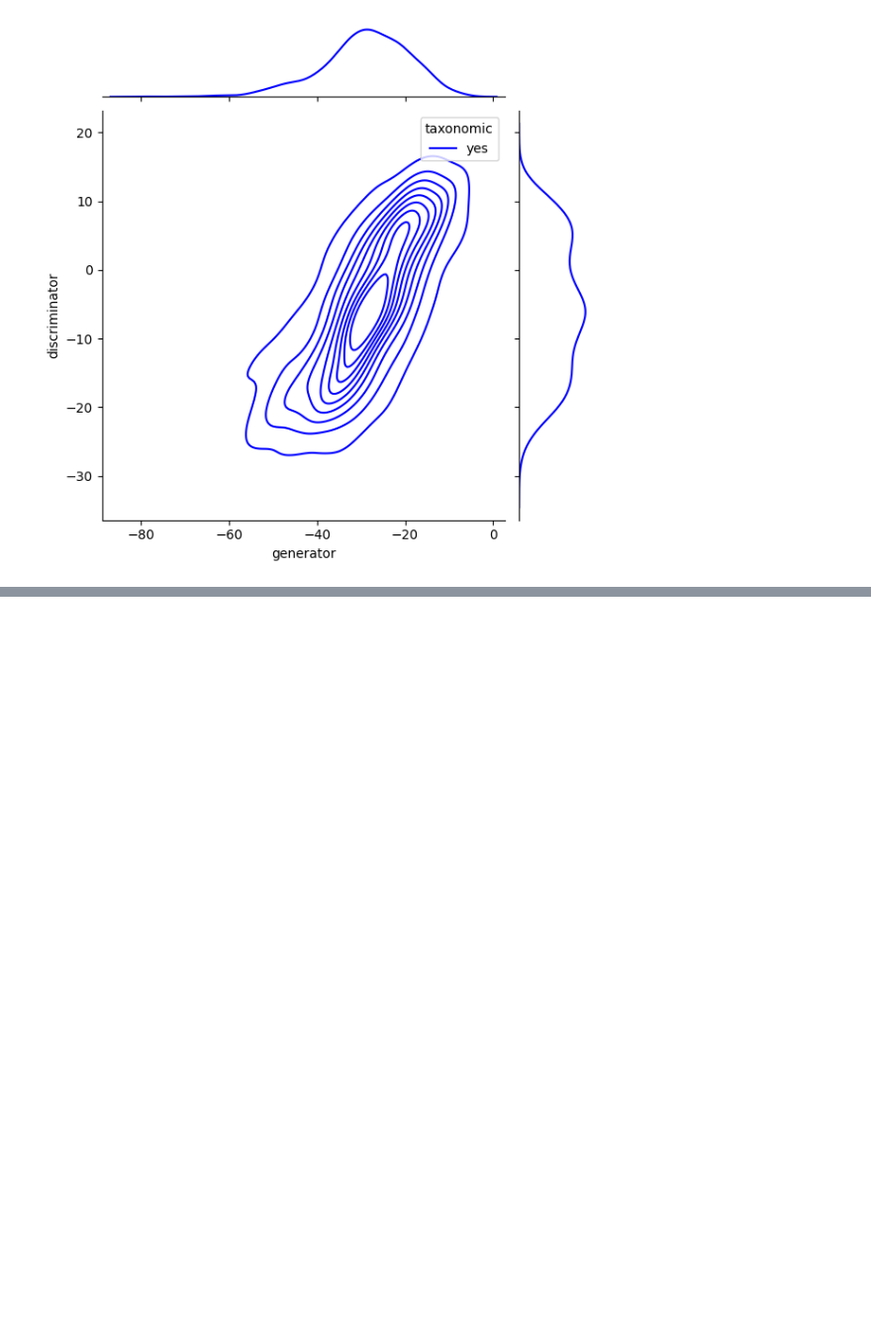
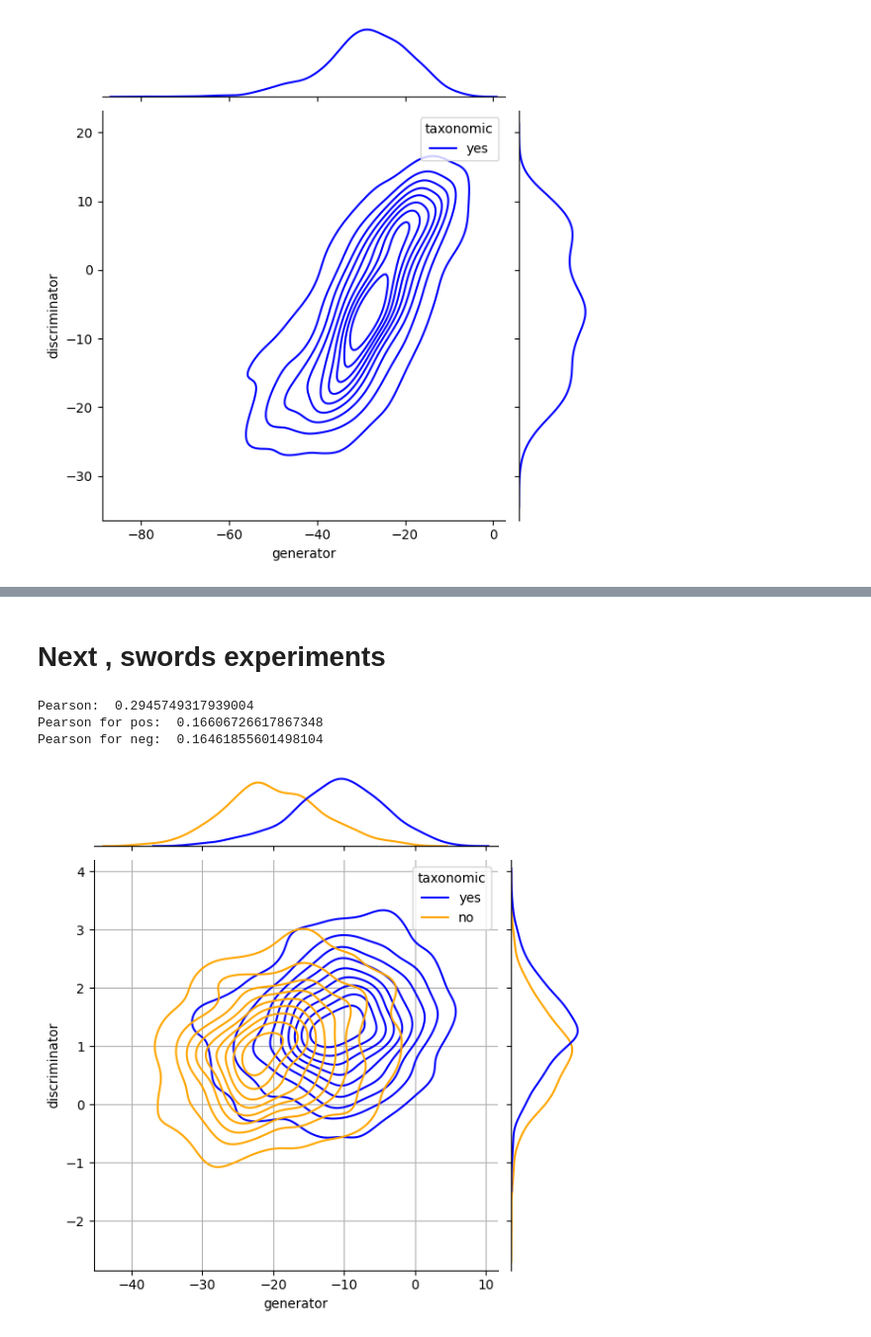
Before and after one commit to juand-r/lexical-inconsistency, a Jupyter notebook: notebooks/ranking-loss-training.ipynb, the cells around one changed output, grey strips where cells are left out. Shown at 99% size. Drawn from its saved outputs; the diff is of its cells as text; code cells hidden in the pictures; blank space fills up the shorter version.

Commit message:
added swords dataset

```diff
--- a/notebooks/ranking-loss-training.ipynb
+++ b/notebooks/ranking-loss-training.ipynb
@@ -438,0 +457,18 @@ ValueError: `x` and `y` must have length at least 2.
+# %% [markdown]
+# Next , swords experiments
+# %%
+trainset, testset = utils.load_swords_data(seed=0)
+# %%
+disc = torch.load('../outputs/logodds/gemma-2-2b--swords--disc-few.pt', weights_only=True)
+gen = torch.load('../outputs/logodds/gemma-2-2b--swords--gen-zero.pt', weights_only=True)
+
+from collections import namedtuple
+I = namedtuple("Item", "taxonomic")
+Lt = [I(i.synonym) for i in testset]
+# %%
+viz.plot_correlations(Lt, gen, disc)
+# %% [output]
+Pearson:  0.2945749317939004
+Pearson for pos:  0.16606726617867348
+Pearson for neg:  0.16461855601498104
+[figure, added]
```
Also changed, not shown: parts of 11 cells of this notebook, 5 other files.
